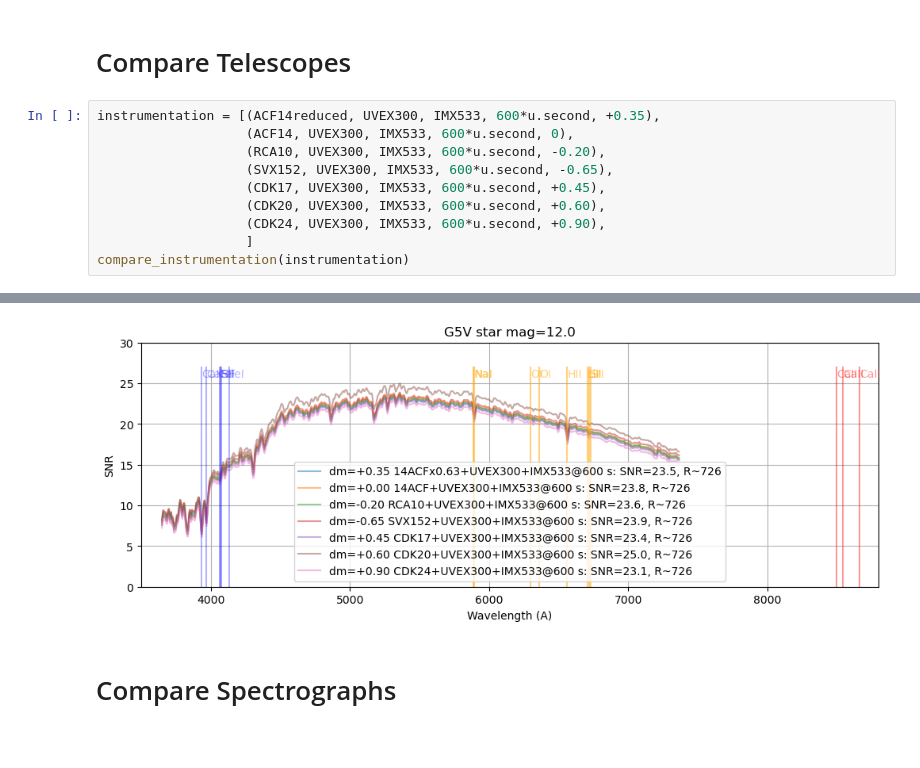
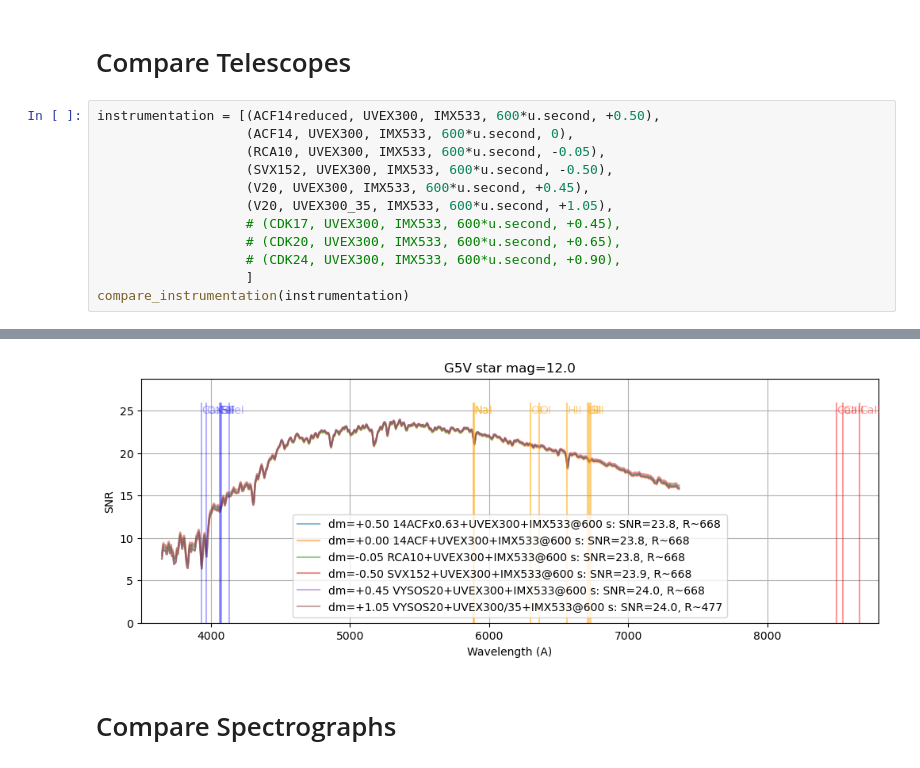
Before and after one commit to joshwalawender/SpecETC, a Jupyter notebook: Sandbox.ipynb, the cells around one changed output, grey strips where cells are left out. Cells and saved outputs as stored; diff of their text form.

```diff
--- a/Sandbox.ipynb
+++ b/Sandbox.ipynb
@@ -105,13 +90,15 @@ WARNING: Source spectrum will be evaluated outside pre-defined waveset. [synphot
 # %% [markdown]
 # Compare Telescopes
 # %%
-instrumentation = [(ACF14reduced, UVEX300, IMX533, 600*u.second, +0.35),
+instrumentation = [(ACF14reduced, UVEX300, IMX533, 600*u.second, +0.50),
                    (ACF14, UVEX300, IMX533, 600*u.second, 0),
-                   (RCA10, UVEX300, IMX533, 600*u.second, -0.20),
-                   (SVX152, UVEX300, IMX533, 600*u.second, -0.65),
-                   (CDK17, UVEX300, IMX533, 600*u.second, +0.45),
-                   (CDK20, UVEX300, IMX533, 600*u.second, +0.60),
-                   (CDK24, UVEX300, IMX533, 600*u.second, +0.90),
+                   (RCA10, UVEX300, IMX533, 600*u.second, -0.05),
+                   (SVX152, UVEX300, IMX533, 600*u.second, -0.50),
+                   (V20, UVEX300, IMX533, 600*u.second, +0.45),
+                   (V20, UVEX300_35, IMX533, 600*u.second, +1.05),
+                   # (CDK17, UVEX300, IMX533, 600*u.second, +0.45),
+                   # (CDK20, UVEX300, IMX533, 600*u.second, +0.65),
+                   # (CDK24, UVEX300, IMX533, 600*u.second, +0.90),
                    ]
 compare_instrumentation(instrumentation)
 # %% [output]
@@ -125,4 +111,4 @@ WARNING: Source spectrum will be evaluated outside pre-defined waveset. [synphot
-[figure, old version]
+[figure, new version]
 # %% [markdown]
 # Compare Spectrographs
 # %%
```
Also changed, not shown: parts of 7 cells of this notebook.
